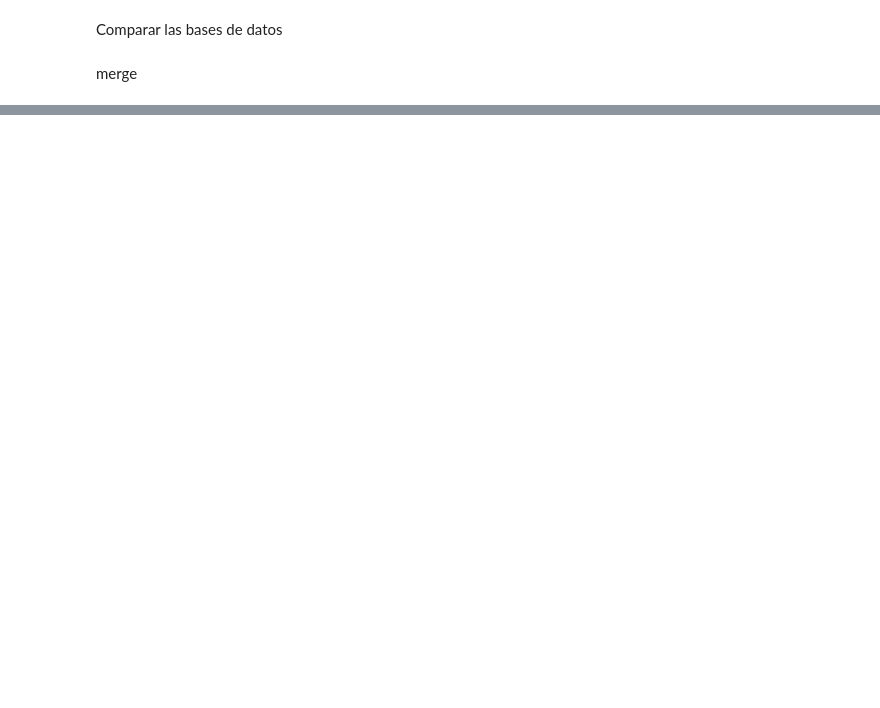
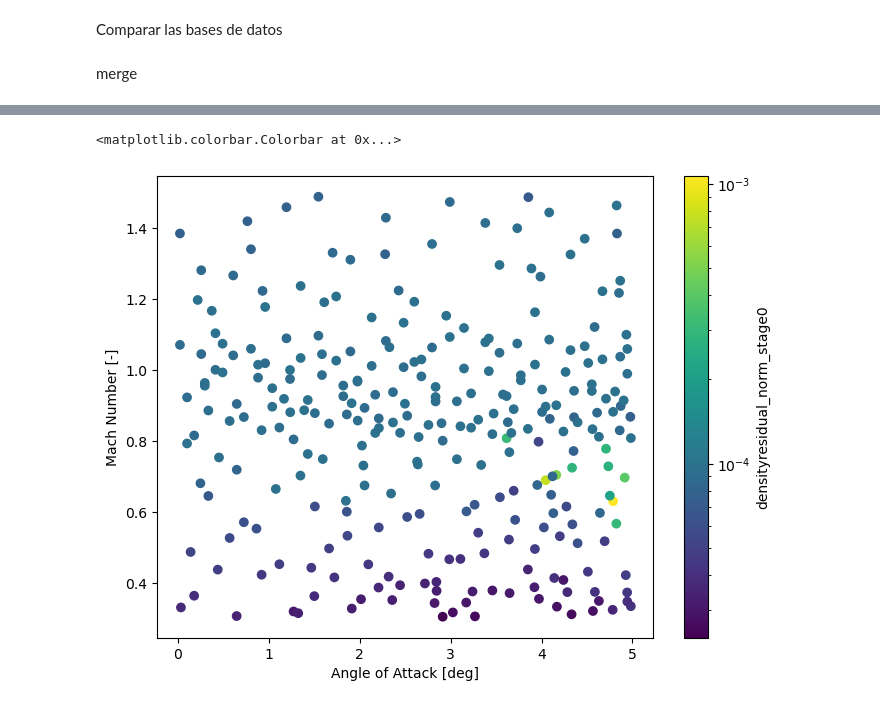
Before and after one commit to ninjaraiz/fellowship-of-the-ring, a Jupyter notebook: examples/TIFON_database_CODA/merge_format_CODA.ipynb, the cells around one changed output, grey strips where cells are left out. Saved outputs shown, nothing was run; the diff lists cells and outputs as text; code cells hidden in the pictures; blank space fills up the shorter version.

```diff
--- a/examples/TIFON_database_CODA/merge_format_CODA.ipynb
+++ b/examples/TIFON_database_CODA/merge_format_CODA.ipynb
@@ -170,3 +192,11 @@ for stage in [0, 1]:
     new_name = f'/home/m.jaraiz/Documentos/DATASETS/data_TIFON/rans3_{name}/outputs/CADGroup_#280_stage_{stage}.h5'
 
     os.rename(old_name, new_name)
+# %%
+import pandas as pd
+import os
+df_post = pd.read_csv(
+    filepath_or_buffer=f'/home/airbus/CETACEO_cp_interp/TIFON/DATA/df_post.csv',
+    sep = ',',
+    index_col=0
+)
@@ -172,0 +223,22 @@ for stage in [0, 1]:
+# %%
+import matplotlib.pyplot as plt
+import matplotlib.colors as mcolors
+
+stage = 0
+fig, ax = plt.subplots(1, 1, figsize=(8, 6))
+
+sc = ax.scatter(
+    df_post['aoa'], df_post['mach'],
+    #color
+    c=df_post[f'densityresidual_norm_stage{stage}'],
+    #norma logaritmica
+    norm = mcolors.LogNorm(vmin=df_post[f'densityresidual_norm_stage{stage}'].min(), vmax=df_post[f'densityresidual_norm_stage{stage}'].max())
+
+)
+ax.set_xlabel('Angle of Attack [deg]')
+ax.set_ylabel('Mach Number [-]')
+
+fig.colorbar(sc, ax=ax, label=f'densityresidual_norm_stage{stage}')
+# %% [output]
+<matplotlib.colorbar.Colorbar at 0x...>
+[figure, added]
```
Also changed, not shown: parts of 4 cells of this notebook, 3 other files.
